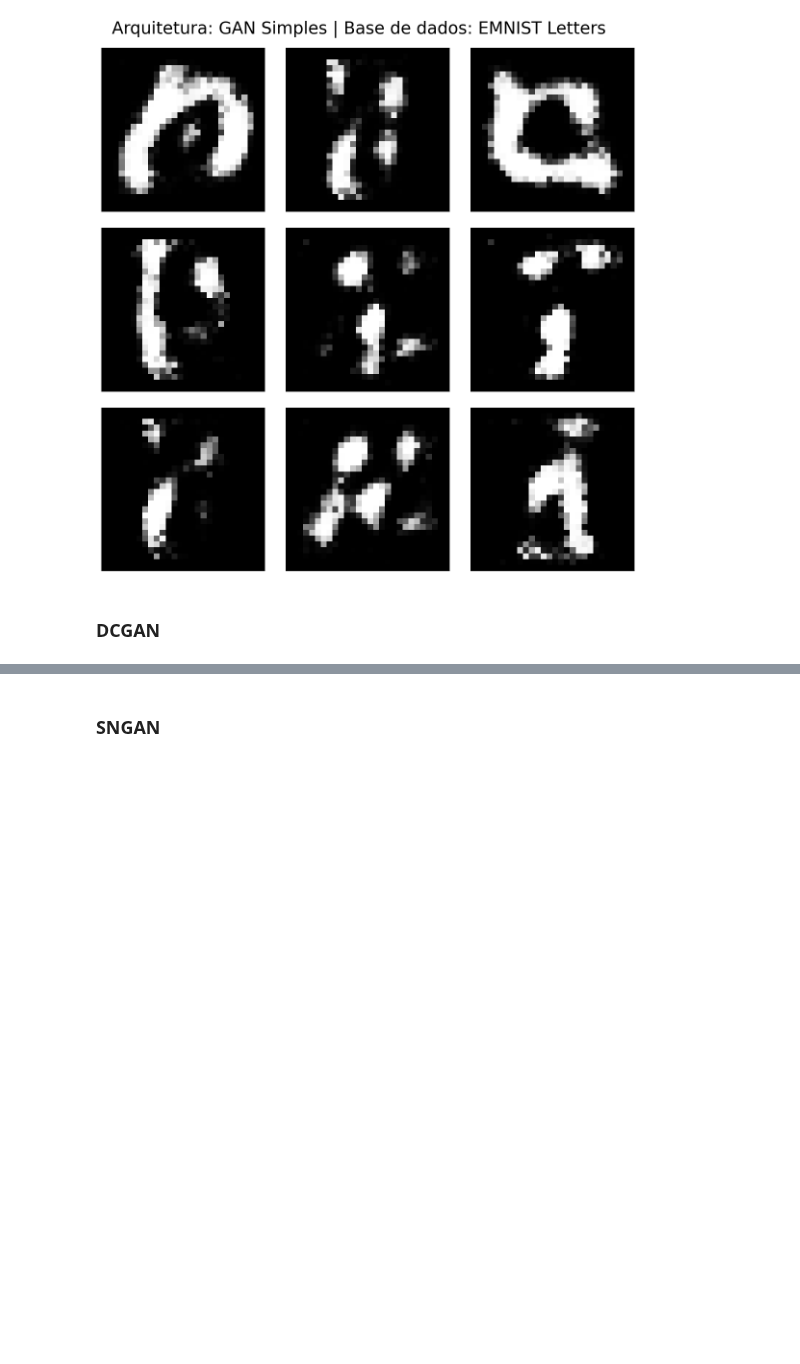
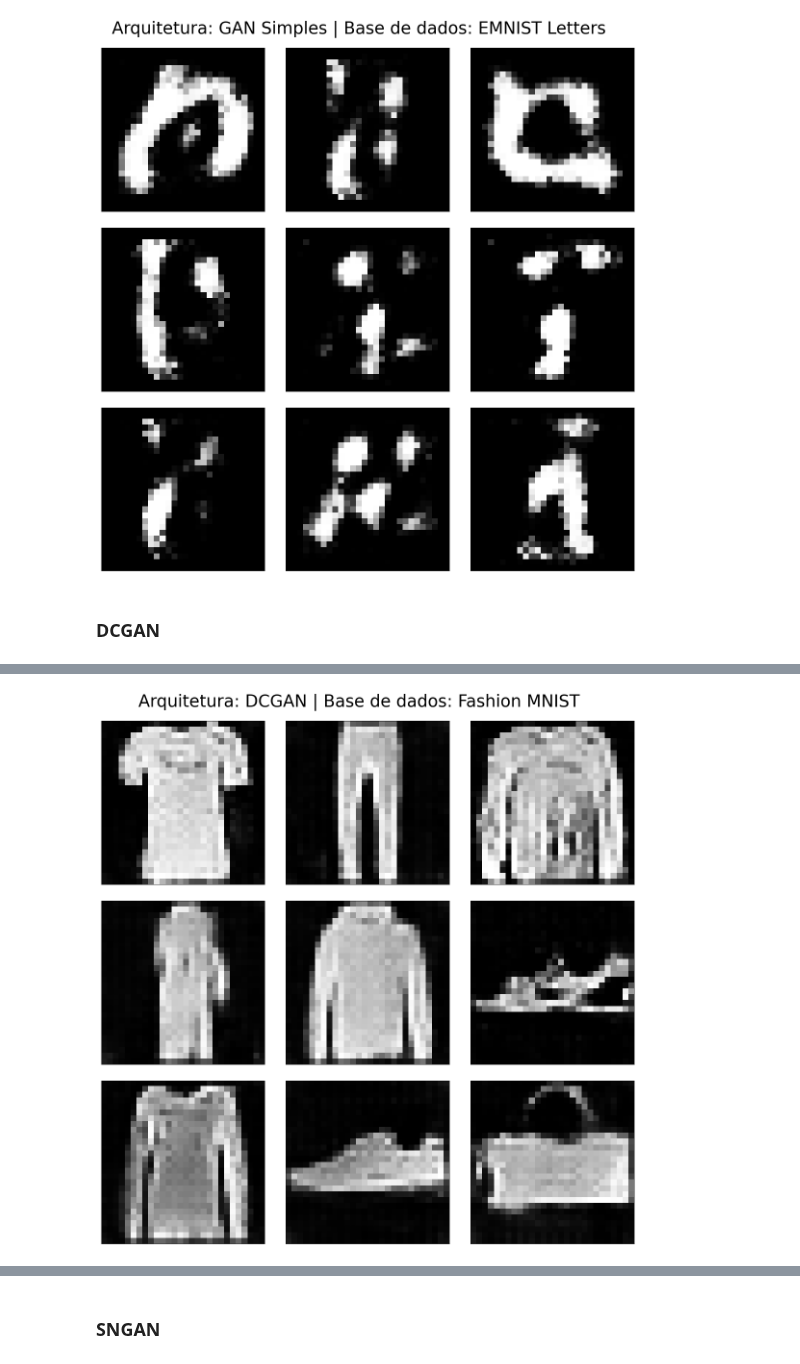
Before and after one commit to Alyssonmach/artificial-augmentation-gans, a Jupyter notebook: article-resources/render-figures.ipynb, the cells around one changed output, grey strips where cells are left out. Drawn from its saved outputs; the diff is of its cells as text; code cells hidden in the pictures; blank space fills up the shorter version.

```diff
--- a/article-resources/render-figures.ipynb
+++ b/article-resources/render-figures.ipynb
@@ -79,0 +143,6 @@ utils.grid_images(image_array = images_arrays_emnist_letters, cmap = 'gray',
+# %%
+utils.grid_images(image_array = images_arrays_fashion_mnist, cmap = 'gray',
+                  suptitle = 'Arquitetura: DCGAN | Base de dados: Fashion MNIST',
+                  name_fig = 'dcgan_fashion_mnist')
+# %% [output]
+[figure, added]
```
Also changed, not shown: parts of 43 cells of this notebook, 1 other file.
